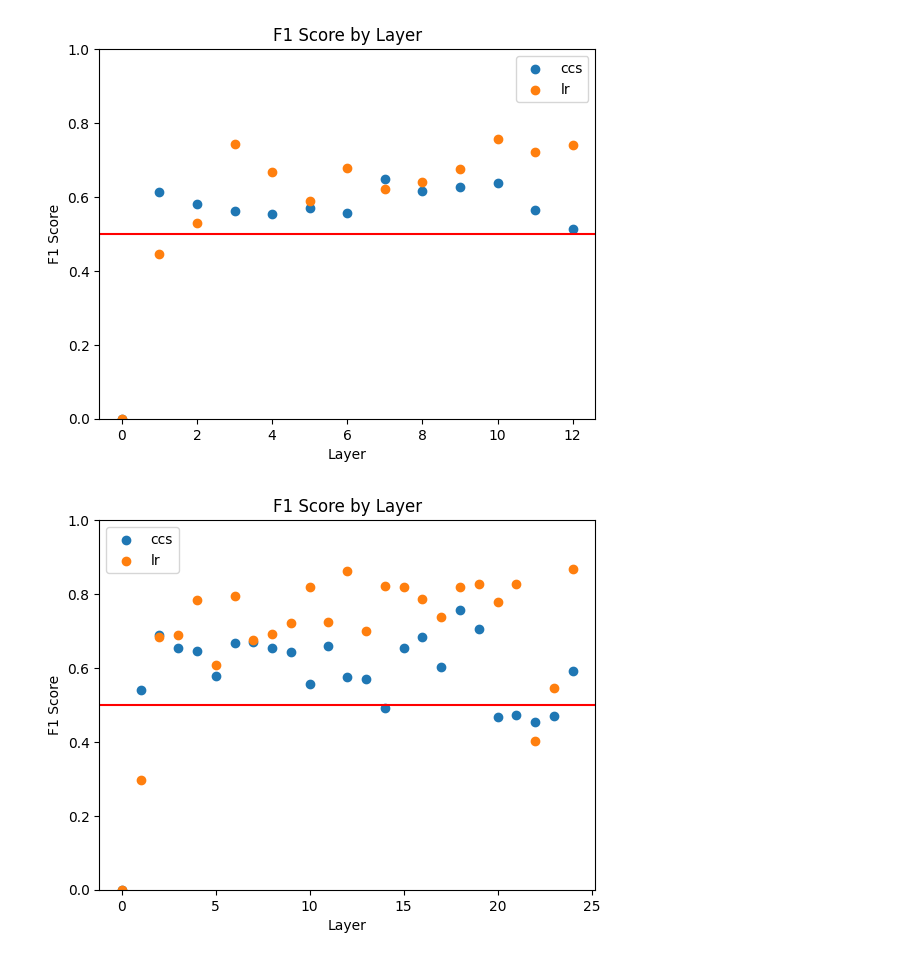
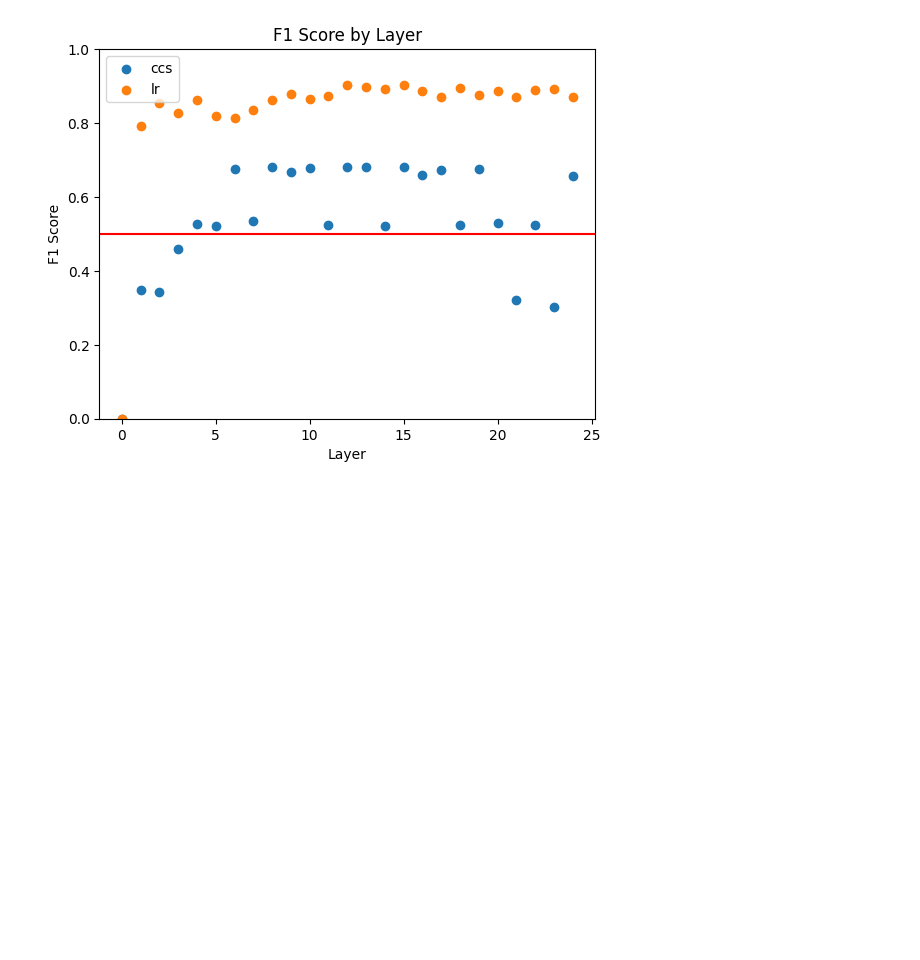
Before and after one commit to danyoungday/6998latentbias, a Jupyter notebook: train.ipynb, the cells around one changed output. Saved outputs shown, nothing was run; the diff lists cells and outputs as text; code cells hidden in the pictures; blank space fills up the shorter version.

Commit message:
Added a whole bunch of results for specific prompts and all-prompts

```diff
--- a/train.ipynb
+++ b/train.ipynb
@@ -18,3 +18,5 @@ from sklearn.metrics import f1_score, accuracy_score, confusion_matrix
 # To ignore warnings
 from sklearn.utils._testing import ignore_warnings
 from sklearn.exceptions import ConvergenceWarning
+# %%
+EPS = 1e-5
@@ -239,13 +289,13 @@ def train_ccs(train_data, test_data, verbose=False):
     neg_hs_train, pos_hs_train, y_train = train_data
     neg_hs_test, pos_hs_test, y_test = test_data
 
-    ccs = CCS(neg_hs_train, pos_hs_train, batch_size=-1, var_normalize=True, nepochs=100)
+    ccs = CCS(neg_hs_train, pos_hs_train, batch_size=-1, nepochs=100)
     loss = ccs.repeated_train()
     if verbose:
         print(f"ccs loss: {loss}")
 
     # Normalize our test vectors
-    y_pred = ccs.predict(ccs.normalize(neg_hs_test), ccs.normalize(pos_hs_test))
+    y_pred = ccs.predict(ccs.scaler0.normalize(neg_hs_test), ccs.scaler1.normalize(pos_hs_test))
     f1 = f1_score(y_test, y_pred)
     acc = accuracy_score(y_test, y_pred)
     if verbose:
@@ -269,12 +319,21 @@ def plot_f1(ccs_f1s, lr_f1s):
     plt.legend()
     plt.show()
 # %%
-def train_layers(trial_name):
-    neg_hs_layers, pos_hs_layers, y = load_data(trial_name)
+def train_layers(saved_names: list, layers=None):
+    """
+    Trains a CCS and LR predictor for each layer of the data.
+    saved names: list of saved hidden states to train on.
+    layers: list of layers to train on
+    """
+    neg_hs_layers, pos_hs_layers, y = load_data(saved_names)
 
     ccs_f1s = []
     lr_f1s = []
-    for layer in tqdm(range(neg_hs_layers.shape[1])):
+
+    if layers == None:
+        layers = range(neg_hs_layers.shape[1])
+
+    for layer in tqdm(layers):
         train_data, test_data = process_data_layer(layer, neg_hs_layers, pos_hs_layers, y)
         ccs, ccs_f1 = train_ccs(train_data, test_data)
         l1, lr_f1 = train_lr(train_data, test_data)
@@ -285,15 +344,20 @@ def train_layers(trial_name):
 # %%
 np.random.seed(42)
 # trial_names = ["gpt2", "gpt2-medium", "gpt2-large", "gpt2-xl"]
-trial_names = ["roberta-base", "roberta-large"]
-for trial_name in trial_names:
-    ccs_f1s, lr_f1s = train_layers(trial_name)
+trials = [
+    {"trial_name": "gpt2-medium_all-prompts",
+     "saved_names": [f"gpt2-medium_prompt{i}" for i in range(5)]},
+]
+for trial in trials:
+    ccs_f1s, lr_f1s = train_layers(trial["saved_names"])
     plot_f1(ccs_f1s, lr_f1s)
-    results_dir = f"results/{trial_name}"
+    results_dir = f"results/{trial['trial_name']}"
     if not os.path.exists(os.path.join(os.getcwd(), results_dir)):
         os.mkdir(os.path.join(os.getcwd(), results_dir))
-    np.save(os.path.join(os.getcwd(), f"results/{trial_name}/ccs_f1s.npy"), np.array(ccs_f1s))
-    np.save(os.path.join(os.getcwd(), f"results/{trial_name}/lr_f1s.npy"), np.array(lr_f1s))
+    np.save(os.path.join(os.getcwd(), f"results/{trial['trial_name']}/ccs_f1s.npy"), np.array(ccs_f1s))
+    np.save(os.path.join(os.getcwd(), f"results/{trial['trial_name']}/lr_f1s.npy"), np.array(lr_f1s))
+
+    with open(f"results/{trial['trial_name']}/results.txt", "w") as f:
+        f.write(f"{trial['trial_name']}\nccs\t{max(ccs_f1s)}\nlr\t{max(lr_f1s)}")
 # %% [output]
-[figure, old version]
+[figure, new version]
-[figure, removed]
```
Also changed, not shown: parts of 5 cells of this notebook, 43 other files.
